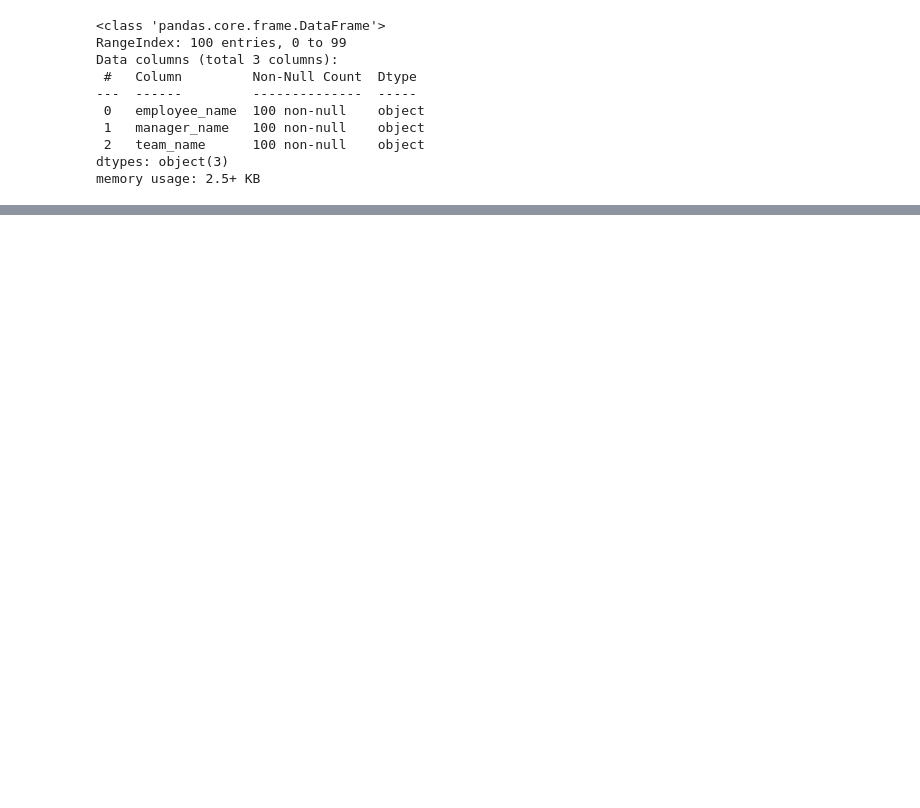
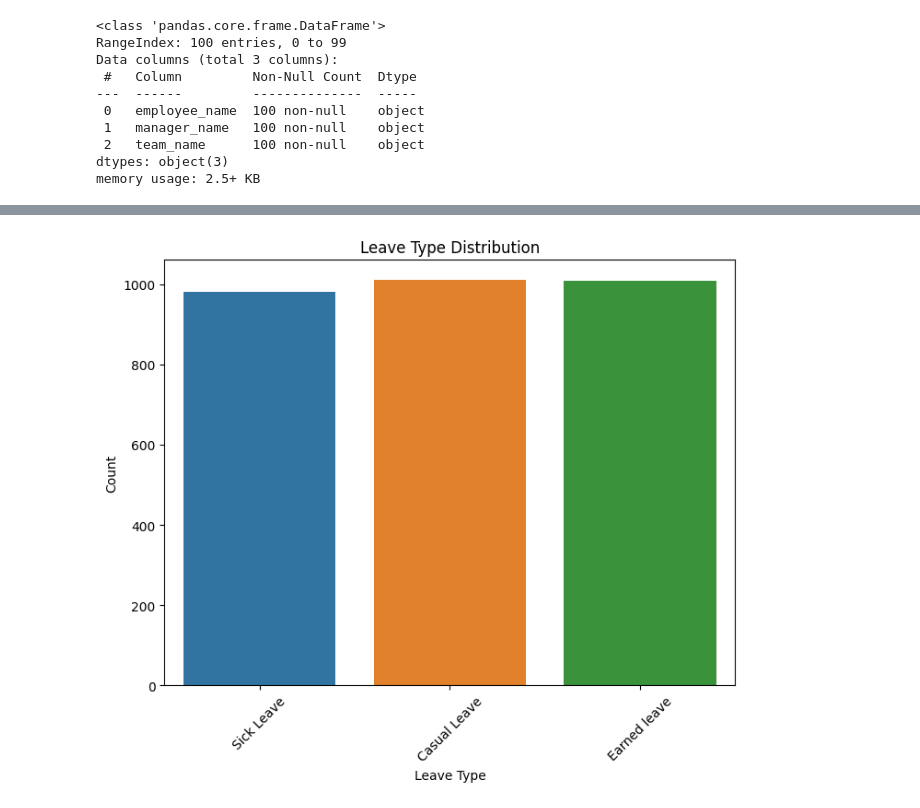
Before and after one commit to BTX0/Dtaops, a Jupyter notebook: data-loading.ipynb, the cells around one changed output, grey strips where cells are left out. Cells and saved outputs as stored; diff of their text form; code cells hidden in the pictures; blank space fills up the shorter version.

```diff
--- a/data-loading.ipynb
+++ b/data-loading.ipynb
@@ -168,0 +215,10 @@ df.head(10)
+# %%
+plt.figure(figsize=(8, 6))
+sns.countplot(data=df, x='leave_type')
+plt.xlabel('Leave Type')
+plt.ylabel('Count')
+plt.title('Leave Type Distribution')
+plt.xticks(rotation=45)
+plt.show()
+# %% [output]
+[figure, added]
```
Also changed, not shown: parts of 23 cells of this notebook, 1 other file.
